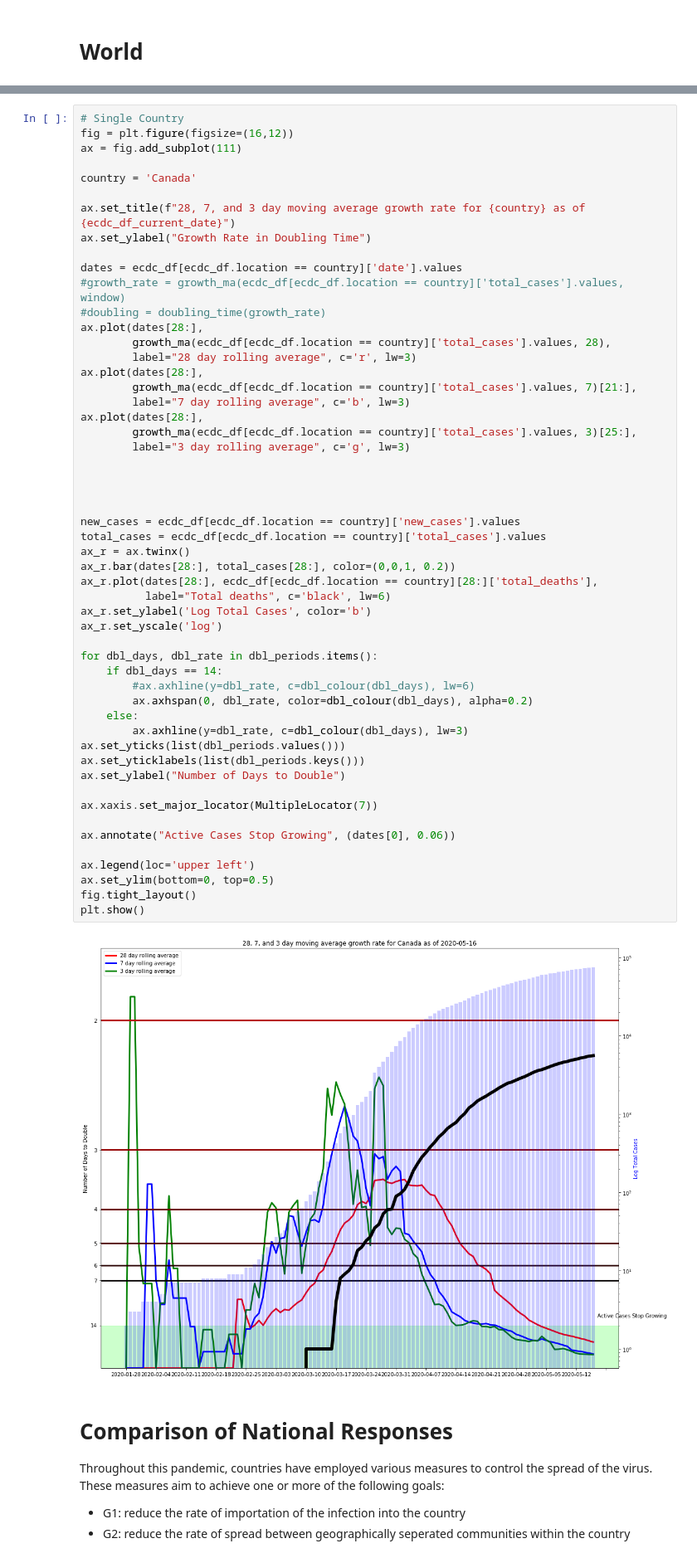
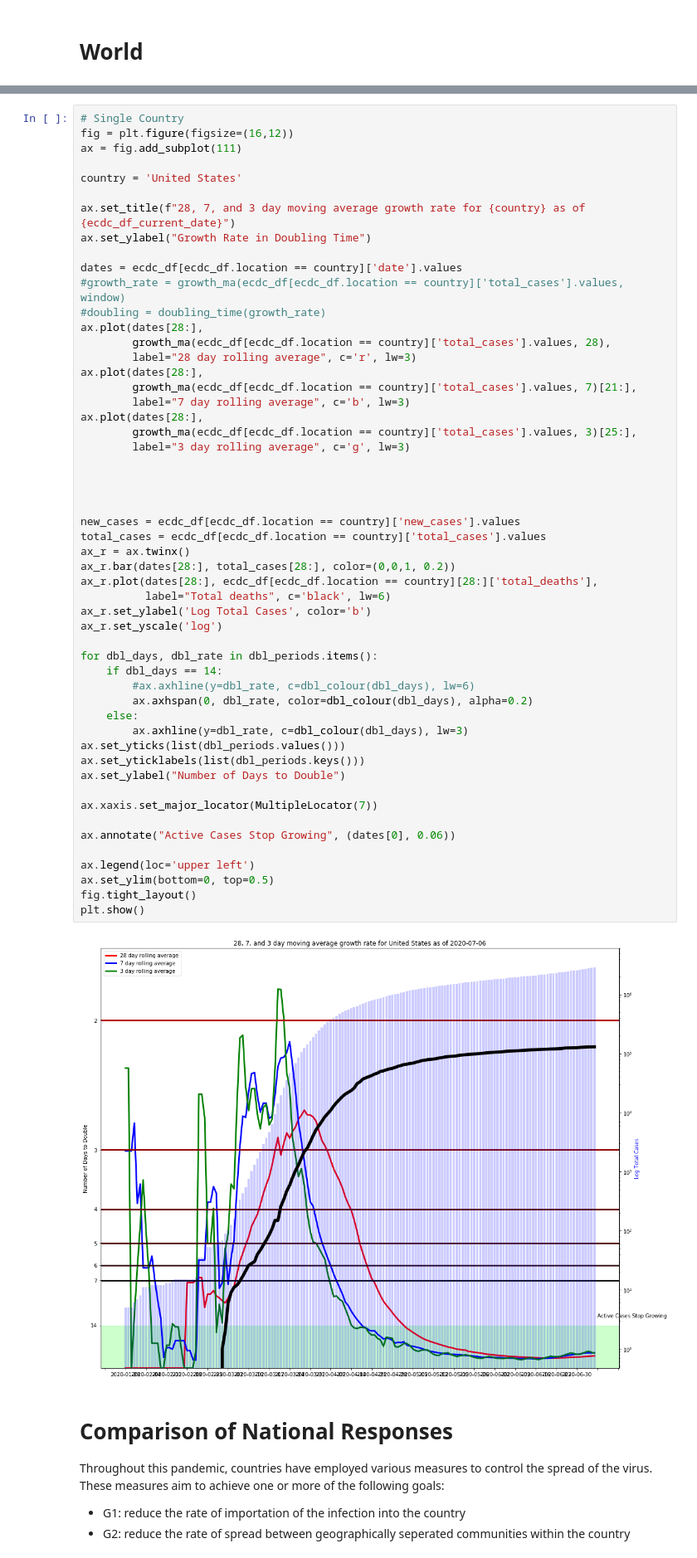
Before and after one commit to cyberlogician/covid-19, a Jupyter notebook: COVID-19_old.ipynb, the cells around one changed output, grey strips where cells are left out. Shown at 83% size. Cells and saved outputs as stored; diff of their text form.

```diff
--- a/COVID-19_old.ipynb
+++ b/COVID-19_old.ipynb
@@ -282,7 +289,7 @@ Name: Russia, Length: 138, dtype: float64
 fig = plt.figure(figsize=(16,12))
 ax = fig.add_subplot(111)
 
-country = 'Canada'
+country = 'United States'
 
 ax.set_title(f"28, 7, and 3 day moving average growth rate for {country} as of {ecdc_df_current_date}")
 ax.set_ylabel("Growth Rate in Doubling Time")
@@ -304,34 +311,34 @@ ax.plot(dates[28:],
 
 
 new_cases = ecdc_df[ecdc_df.location == country]['new_cases'].values
 total_cases = ecdc_df[ecdc_df.location == country]['total_cases'].values
 ax_r = ax.twinx()
 ax_r.bar(dates[28:], total_cases[28:], color=(0,0,1, 0.2))
 ax_r.plot(dates[28:], ecdc_df[ecdc_df.location == country][28:]['total_deaths'],
           label="Total deaths", c='black', lw=6)
 ax_r.set_ylabel('Log Total Cases', color='b')
 ax_r.set_yscale('log')
 
 for dbl_days, dbl_rate in dbl_periods.items():
     if dbl_days == 14:
         #ax.axhline(y=dbl_rate, c=dbl_colour(dbl_days), lw=6)
         ax.axhspan(0, dbl_rate, color=dbl_colour(dbl_days), alpha=0.2)
     else:
         ax.axhline(y=dbl_rate, c=dbl_colour(dbl_days), lw=3)
 ax.set_yticks(list(dbl_periods.values()))
 ax.set_yticklabels(list(dbl_periods.keys()))
 ax.set_ylabel("Number of Days to Double")
 
 ax.xaxis.set_major_locator(MultipleLocator(7))
 
 ax.annotate("Active Cases Stop Growing", (dates[0], 0.06))
 
 ax.legend(loc='upper left')
 ax.set_ylim(bottom=0, top=0.5)
 fig.tight_layout()
 plt.show()
 # %% [output]
-[figure, old version]
+[figure, new version]
 # %% [markdown]
 # Comparison of National Responses
 
```
Also changed, not shown: parts of 37 cells of this notebook, 2 other files.
